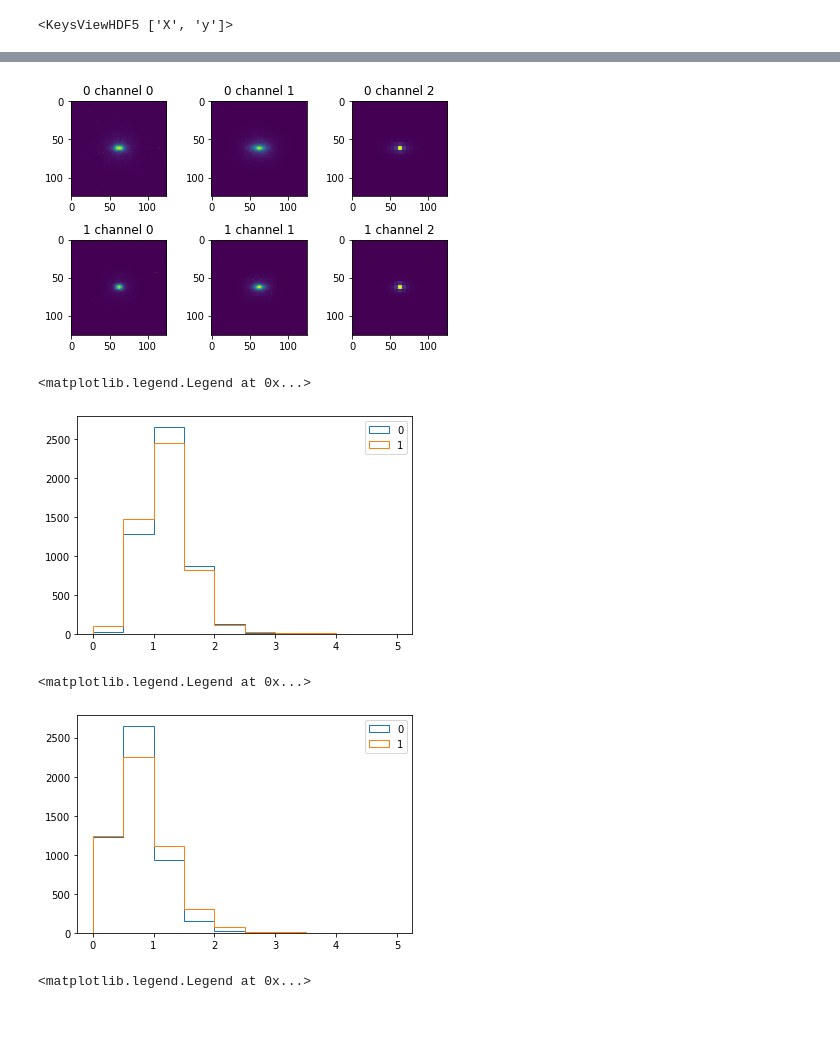
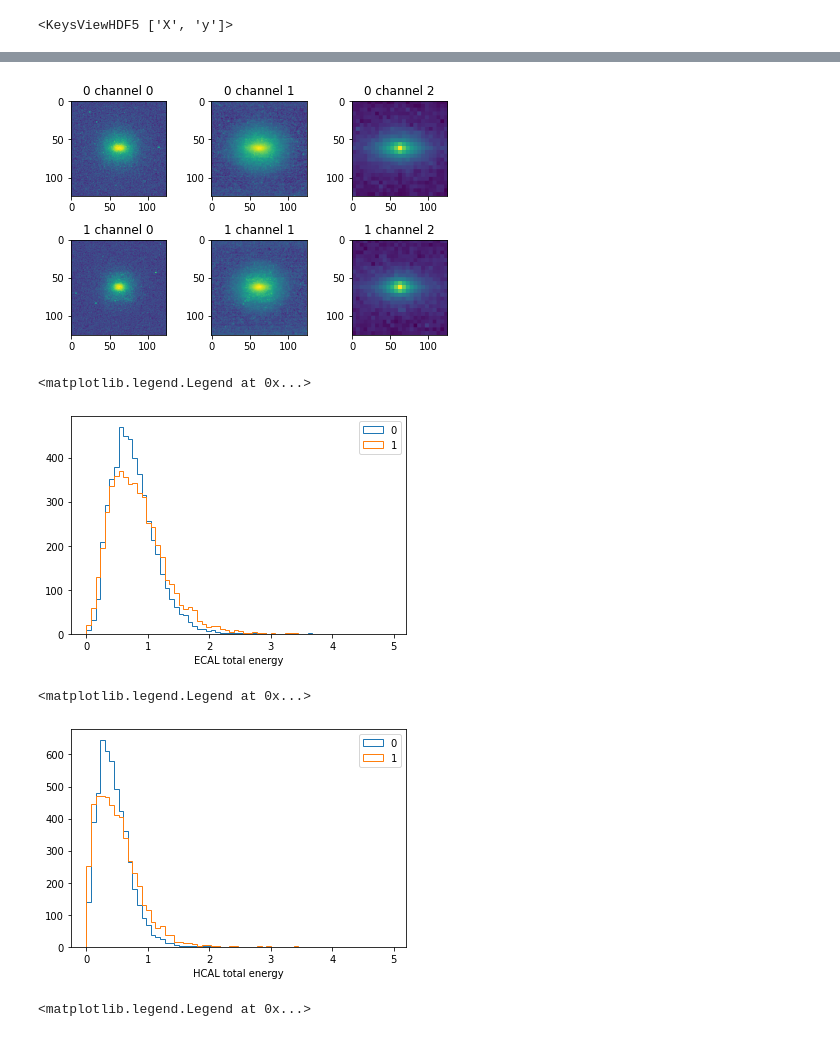
Before and after one commit to TomMago/hep-VQAE, a Jupyter notebook: notebooks/Quark-Gluon/Explore_Data.ipynb, the cells around one changed output, grey strips where cells are left out. Saved outputs shown, nothing was run; the diff lists cells and outputs as text; code cells hidden in the pictures.

```diff
--- a/notebooks/Quark-Gluon/Explore_Data.ipynb
+++ b/notebooks/Quark-Gluon/Explore_Data.ipynb
@@ -9,6 +17,6 @@ import h5py
 # %%
 #f = h5py.File("data/quark-gluon/quark-gluon_train-set_n793900.hdf5","r")
-f = h5py.File("data/quark-gluon/quark-gluon_test-set_n10000.hdf5","r")
+f = h5py.File("../../data/quark-gluon/quark-gluon_test-set_n10000.hdf5","r")
 #f3 = h5py.File("data/quark-gluon/quark-gluon_test-set_n139306.hdf5","r")
 # %%
 f.keys()
@@ -20,48 +71,52 @@ y_train = f.get('y')[()]
 # %%
 fig, axs = plt.subplots(2,3)
 
-axs[0,0].imshow(np.average(x_train[y_train==0][:,:,:,0],0))
+axs[0,0].imshow(np.average(x_train[y_train==0][:,:,:,0],0),norm=LogNorm())
 axs[0,0].title.set_text('0 channel 0')
 
-axs[0,1].imshow(np.average(x_train[y_train==0][:,:,:,1],0))
+axs[0,1].imshow(np.average(x_train[y_train==0][:,:,:,1],0),norm=LogNorm())
 axs[0,1].title.set_text('0 channel 1')
 
-axs[0,2].imshow(np.average(x_train[y_train==0][:,:,:,2],0))
+axs[0,2].imshow(np.average(x_train[y_train==0][:,:,:,2],0),norm=LogNorm())
 axs[0,2].title.set_text('0 channel 2')
 
-axs[1,0].imshow(np.average(x_train[y_train==1][:,:,:,0],0))
+axs[1,0].imshow(np.average(x_train[y_train==1][:,:,:,0],0),norm=LogNorm())
 axs[1,0].title.set_text('1 channel 0')
 
-axs[1,1].imshow(np.average(x_train[y_train==1][:,:,:,1],0))
+axs[1,1].imshow(np.average(x_train[y_train==1][:,:,:,1],0),norm=LogNorm())
 axs[1,1].title.set_text('1 channel 1')
 
-axs[1,2].imshow(np.average(x_train[y_train==1][:,:,:,2],0))
+axs[1,2].imshow(np.average(x_train[y_train==1][:,:,:,2],0),norm=LogNorm())
 axs[1,2].title.set_text('1 channel 2')
 
 fig.tight_layout()
 # %% [output]
-[figure, old version]
+[figure, new version]
 # %%
 DOWNSCALE_DIMENSION = 6
 LATENT_BITS = 2
 # %%
-sums = np.sum(x_train[:,:,:,0][y_train==0],axis=(1,2))
-sums2 = np.sum(x_train[:,:,:,0][y_train==1],axis=(1,2))
-plt.hist(sums,histtype="step",label="0",bins=[0,0.5,1,1.5,2,2.5,3,3.5,4,4.5,5])
-plt.hist(sums2,histtype="step",label="1",bins=[0,0.5,1,1.5,2,2.5,3,3.5,4,4.5,5])
+sums = np.sum(x_train[:,:,:,1][y_train==0],axis=(1,2))
+sums2 = np.sum(x_train[:,:,:,1][y_train==1],axis=(1,2))
+bins = np.arange(0,5,0.075)
+plt.hist(sums,histtype="step",label="0",bins=bins)
+plt.hist(sums2,histtype="step",label="1",bins=bins)
+plt.xlabel("ECAL total energy")
 plt.legend()
 # %% [output]
 <matplotlib.legend.Legend at 0x...>
-[figure, old version]
+[figure, new version]
 # %%
-sums = np.sum(x_train[:,:,:,1][y_train==0],axis=(1,2))
-sums2 = np.sum(x_train[:,:,:,1][y_train==1],axis=(1,2))
-plt.hist(sums,histtype="step",label="0",bins=[0,0.5,1,1.5,2,2.5,3,3.5,4,4.5,5])
-plt.hist(sums2,histtype="step",label="1",bins=[0,0.5,1,1.5,2,2.5,3,3.5,4,4.5,5])
+sums = np.sum(x_train[:,:,:,2][y_train==0],axis=(1,2))
+sums2 = np.sum(x_train[:,:,:,2][y_train==1],axis=(1,2))
+bins = np.arange(0,5,0.075)
+plt.hist(sums,histtype="step",label="0",bins=bins)
+plt.hist(sums2,histtype="step",label="1",bins=bins)
+plt.xlabel("HCAL total energy")
 plt.legend()
 # %% [output]
 <matplotlib.legend.Legend at 0x...>
-[figure, old version]
+[figure, new version]
 # %%
 sums = np.sum(x_train[:,:,:,2][y_train==0],axis=(1,2))
 sums2 = np.sum(x_train[:,:,:,2][y_train==1],axis=(1,2))
```
Also changed, not shown: parts of 10 cells of this notebook, 13 other files.
